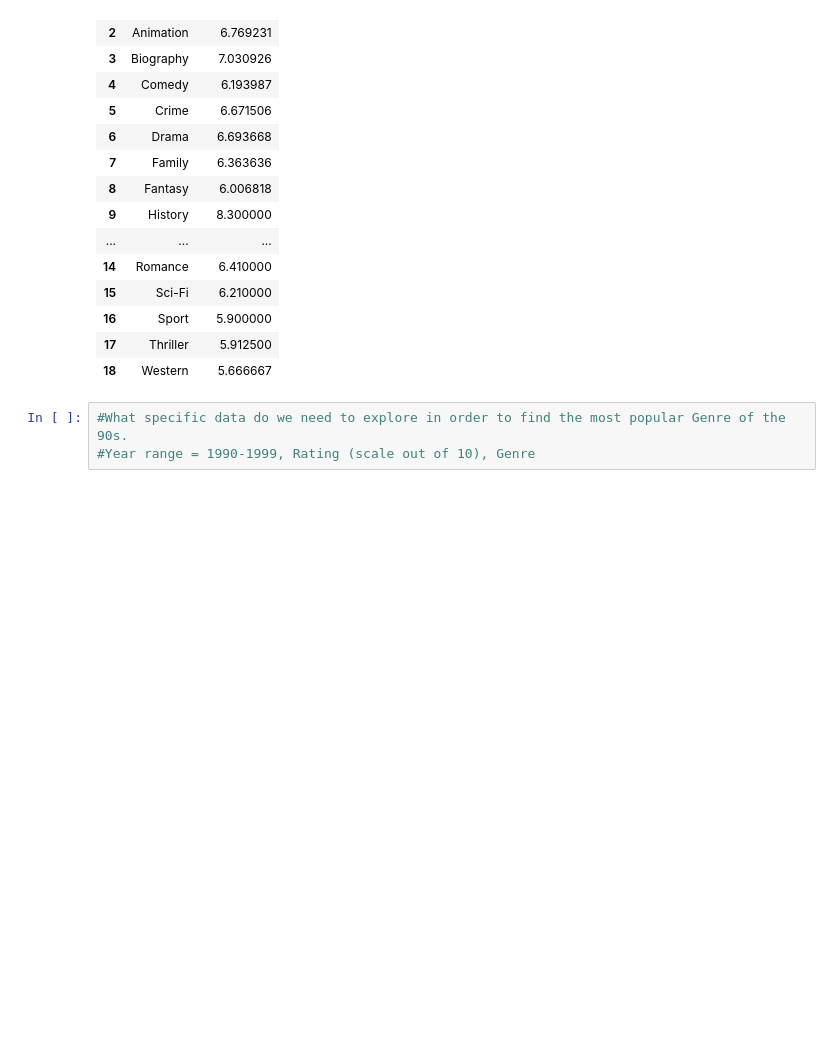
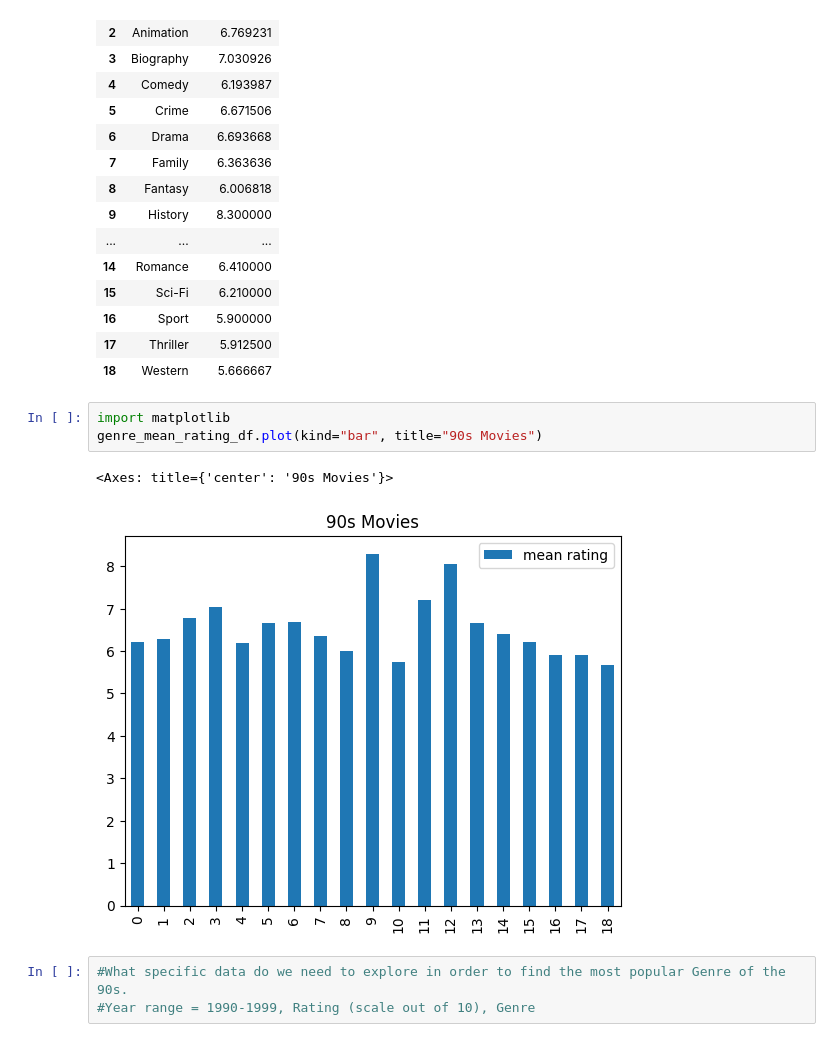
Before and after one commit to curtiscoleman/90s-Movies, a Jupyter notebook: Project.ipynb, the cells around one changed output. Saved outputs shown, nothing was run; the diff lists cells and outputs as text; blank space fills up the shorter version.

Commit message:
started visualization

```diff
--- a/Project.ipynb
+++ b/Project.ipynb
@@ -153,6 +153,12 @@ genre_mean_rating_df
 | 16 | Sport | 5.900000 |
 | 17 | Thriller | 5.912500 |
 | 18 | Western | 5.666667 |
+# %%
+import matplotlib
+genre_mean_rating_df.plot(kind="bar", title="90s Movies")
+# %% [output]
+<Axes: title={'center': '90s Movies'}>
+[figure, added]
 # %%
 #What specific data do we need to explore in order to find the most popular Genre of the 90s.
 #Year range = 1990-1999, Rating (scale out of 10), Genre
```
